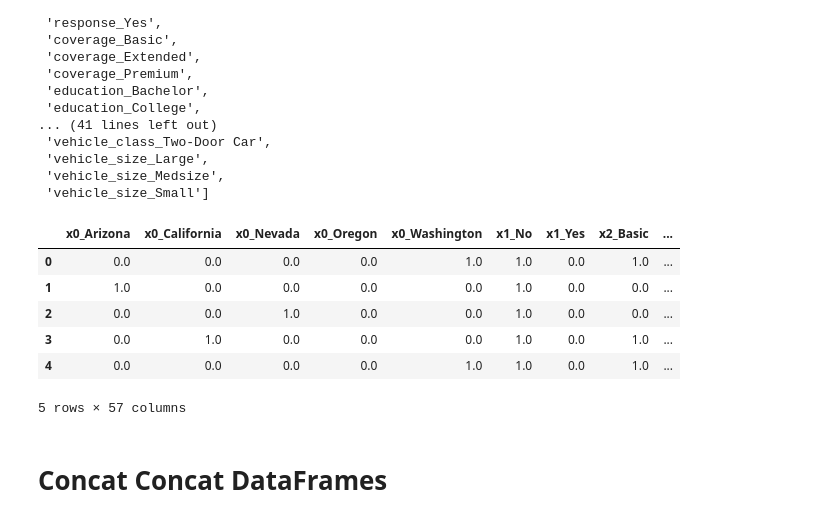
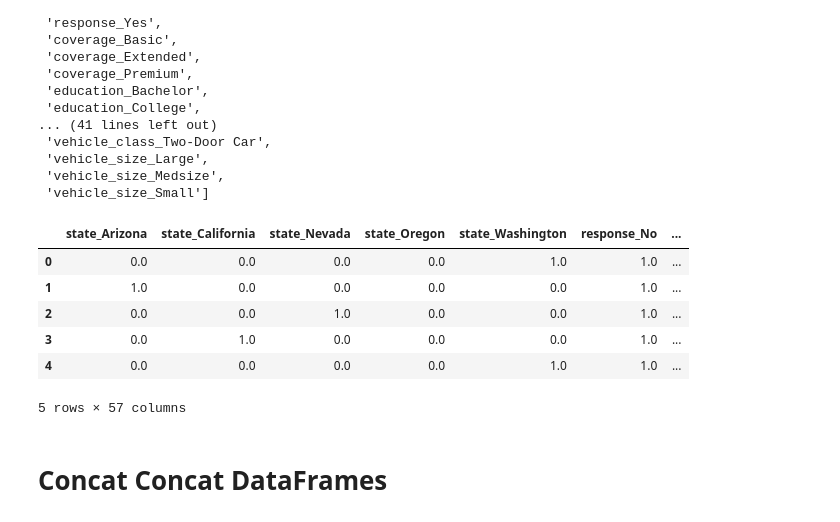
Before and after one commit to belma/lab-customer-analysis-round-6, a Jupyter notebook: Result_Customer_Analysis_Round_6.ipynb, the cells around one changed output. Saved outputs shown, nothing was run; the diff lists cells and outputs as text; code cells hidden in the pictures.

```diff
--- a/Result_Customer_Analysis_Round_6.ipynb
+++ b/Result_Customer_Analysis_Round_6.ipynb
@@ -689,15 +689,15 @@ a
  'vehicle_size_Medsize',
  'vehicle_size_Small']
 # %%
-x_cat_en.columns=list(en_x.get_feature_names())
+x_cat_en.columns=list(en_x.get_feature_names_out())
 x_cat_en.head()
 # %% [output]
-|  | x0_Arizona | x0_California | x0_Nevada | x0_Oregon | x0_Washington | x1_No | x1_Yes | x2_Basic | ... |
-| 0 | 0.0 | 0.0 | 0.0 | 0.0 | 1.0 | 1.0 | 0.0 | 1.0 | ... |
-| 1 | 1.0 | 0.0 | 0.0 | 0.0 | 0.0 | 1.0 | 0.0 | 0.0 | ... |
-| 2 | 0.0 | 0.0 | 1.0 | 0.0 | 0.0 | 1.0 | 0.0 | 0.0 | ... |
-| 3 | 0.0 | 1.0 | 0.0 | 0.0 | 0.0 | 1.0 | 0.0 | 1.0 | ... |
-| 4 | 0.0 | 0.0 | 0.0 | 0.0 | 1.0 | 1.0 | 0.0 | 1.0 | ... |
+|  | state_Arizona | state_California | state_Nevada | state_Oregon | state_Washington | response_No | ... |
+| 0 | 0.0 | 0.0 | 0.0 | 0.0 | 1.0 | 1.0 | ... |
+| 1 | 1.0 | 0.0 | 0.0 | 0.0 | 0.0 | 1.0 | ... |
+| 2 | 0.0 | 0.0 | 1.0 | 0.0 | 0.0 | 1.0 | ... |
+| 3 | 0.0 | 1.0 | 0.0 | 0.0 | 0.0 | 1.0 | ... |
+| 4 | 0.0 | 0.0 | 0.0 | 0.0 | 1.0 | 1.0 | ... |
 5 rows × 57 columns
 # %% [markdown]
 # Concat Concat DataFrames
```
Also changed, not shown: parts of 14 cells of this notebook.
